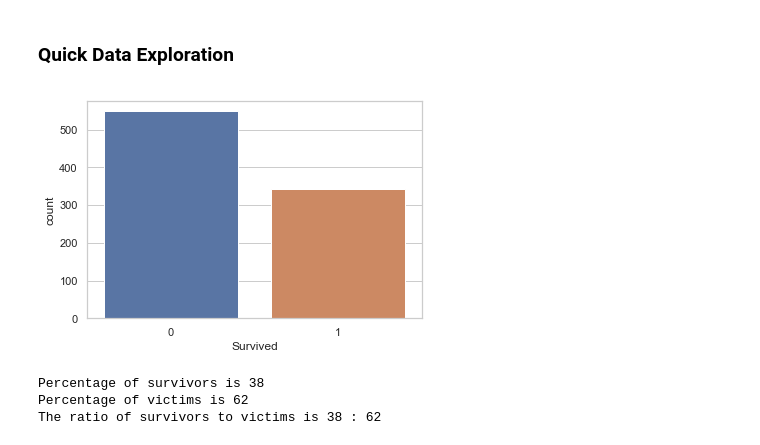
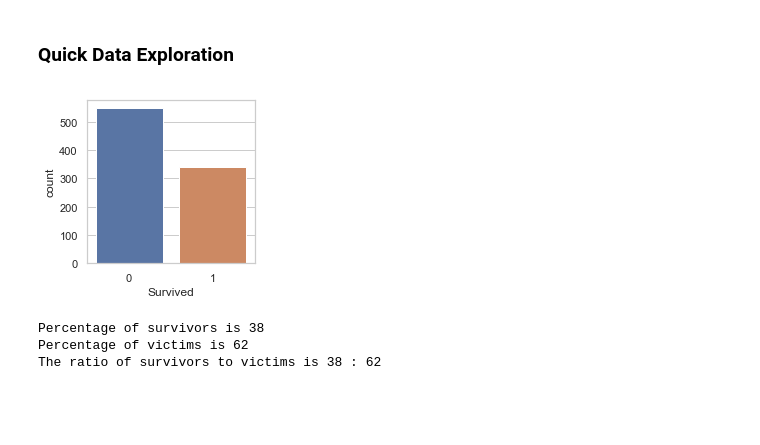
Before and after one commit to innkka/ML_Projects, a Jupyter notebook: Titanic_Classifiers.ipynb, the cells around one changed output. Cells and saved outputs as stored; diff of their text form; code cells hidden in the pictures; blank space fills up the shorter version.

```diff
--- a/Titanic_Classifiers.ipynb
+++ b/Titanic_Classifiers.ipynb
@@ -211,11 +214,12 @@ Observations: Cabin feature has been removes since there are more than 70% missi
 # %% [markdown]
 ### Quick Data Exploration
 # %%
+plt.figure( figsize = (3, 3))
 sns.countplot(x = 'Survived', data = data)
 plt.show()
 # plt.savefig('Count Plot')
 # %% [output]
-[figure, old version]
+[figure, new version]
 # %%
 survivorsPerc = data.where(data['Survived'] == 1).count()[0] / len(data) * 100
 print('Percentage of survivors is', int(survivorsPerc))
```
Also changed, not shown: parts of 8 cells of this notebook.
